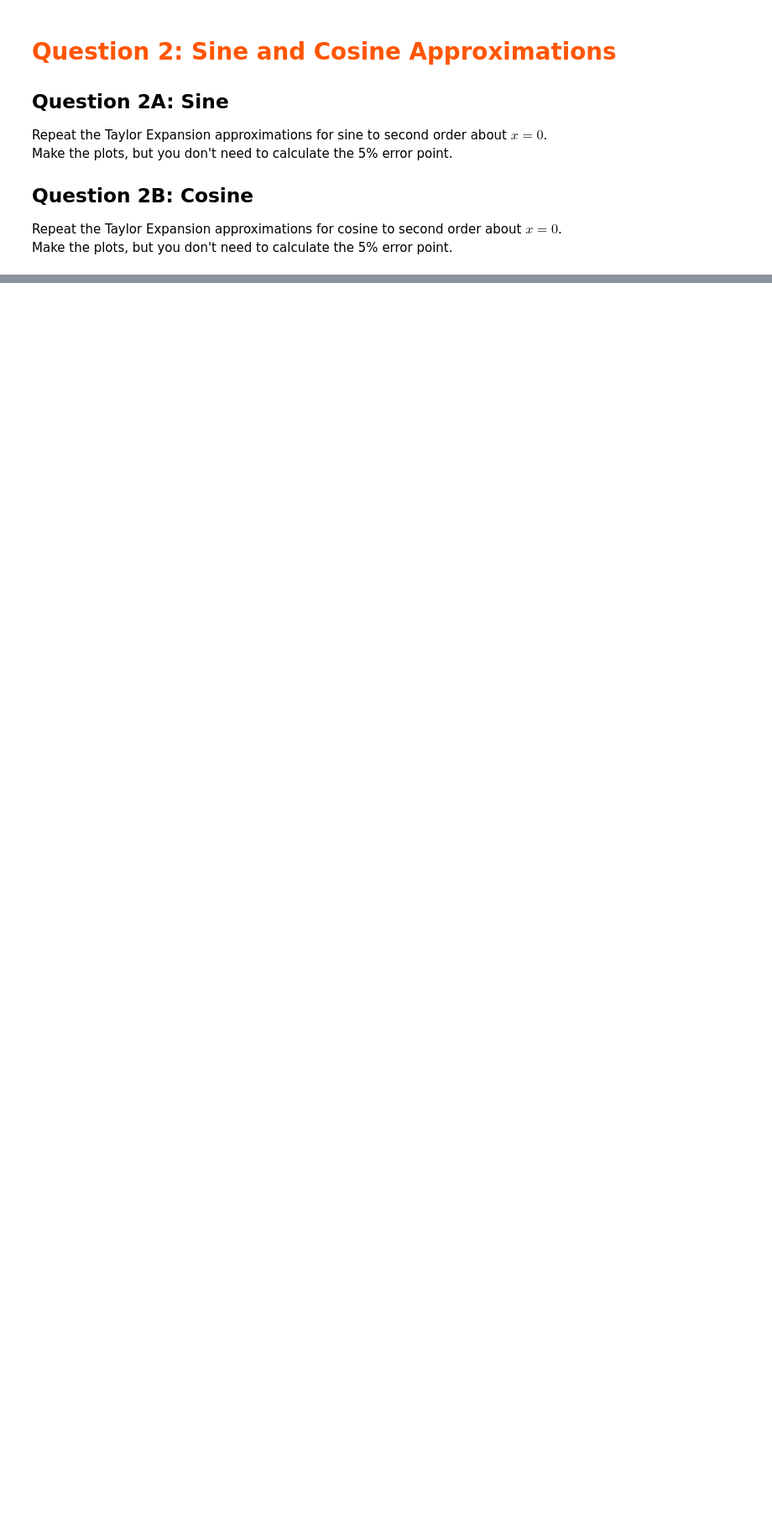
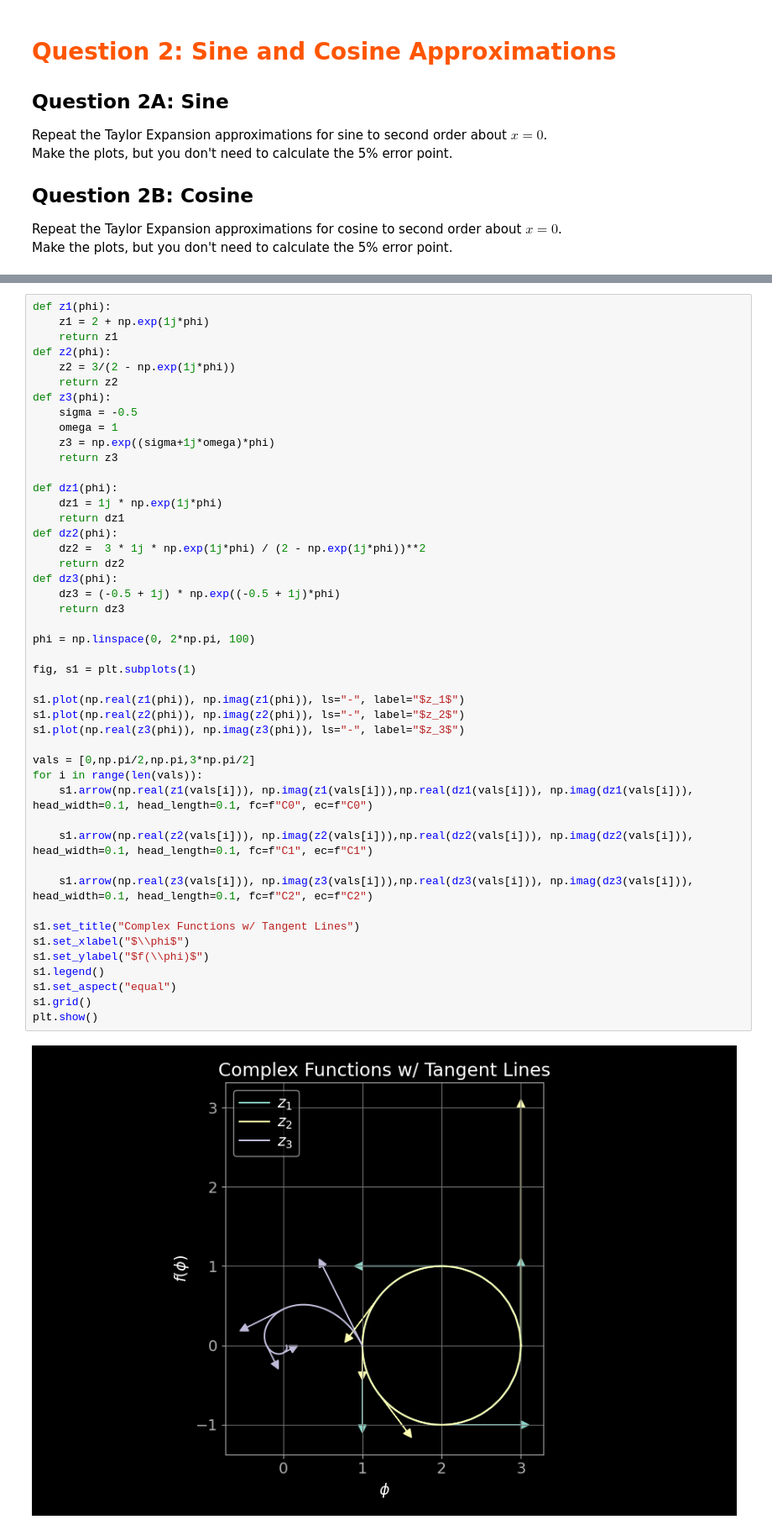
Before and after one commit to carthalp/lasers-and-optomechanics-homework-solutions, a Jupyter notebook: 01_hw_plane_waves_math_review.ipynb, the cells around one changed output, grey strips where cells are left out. Shown at 84% size. Drawn from its saved outputs; the diff is of its cells as text; blank space fills up the shorter version.

```diff
--- a/01_hw_plane_waves_math_review.ipynb
+++ b/01_hw_plane_waves_math_review.ipynb
@@ -240,0 +345,48 @@ What happens if $\sigma = +0.5$?
+# %%
+def z1(phi):
+    z1 = 2 + np.exp(1j*phi)
+    return z1
+def z2(phi):
+    z2 = 3/(2 - np.exp(1j*phi))
+    return z2
+def z3(phi):
+    sigma = -0.5
+    omega = 1
+    z3 = np.exp((sigma+1j*omega)*phi)
+    return z3
+
+def dz1(phi):
+    dz1 = 1j * np.exp(1j*phi)
+    return dz1
+def dz2(phi):
+    dz2 =  3 * 1j * np.exp(1j*phi) / (2 - np.exp(1j*phi))**2
+    return dz2
+def dz3(phi):
+    dz3 = (-0.5 + 1j) * np.exp((-0.5 + 1j)*phi)
+    return dz3
+
+phi = np.linspace(0, 2*np.pi, 100)
+
+fig, s1 = plt.subplots(1)
+
+s1.plot(np.real(z1(phi)), np.imag(z1(phi)), ls="-", label="$z_1$")
+s1.plot(np.real(z2(phi)), np.imag(z2(phi)), ls="-", label="$z_2$")
+s1.plot(np.real(z3(phi)), np.imag(z3(phi)), ls="-", label="$z_3$")
+
+vals = [0,np.pi/2,np.pi,3*np.pi/2]
+for i in range(len(vals)):
+    s1.arrow(np.real(z1(vals[i])), np.imag(z1(vals[i])),np.real(dz1(vals[i])), np.imag(dz1(vals[i])), head_width=0.1, head_length=0.1, fc=f"C0", ec=f"C0")
+
+    s1.arrow(np.real(z2(vals[i])), np.imag(z2(vals[i])),np.real(dz2(vals[i])), np.imag(dz2(vals[i])), head_width=0.1, head_length=0.1, fc=f"C1", ec=f"C1")
+
+    s1.arrow(np.real(z3(vals[i])), np.imag(z3(vals[i])),np.real(dz3(vals[i])), np.imag(dz3(vals[i])), head_width=0.1, head_length=0.1, fc=f"C2", ec=f"C2")
+
+s1.set_title("Complex Functions w/ Tangent Lines")
+s1.set_xlabel("$\\phi$")
+s1.set_ylabel("$f(\\phi)$")
+s1.legend()
+s1.set_aspect("equal")
+s1.grid()
+plt.show()
+# %% [output]
+[figure, added]
```
Also changed, not shown: parts of 16 cells of this notebook.
